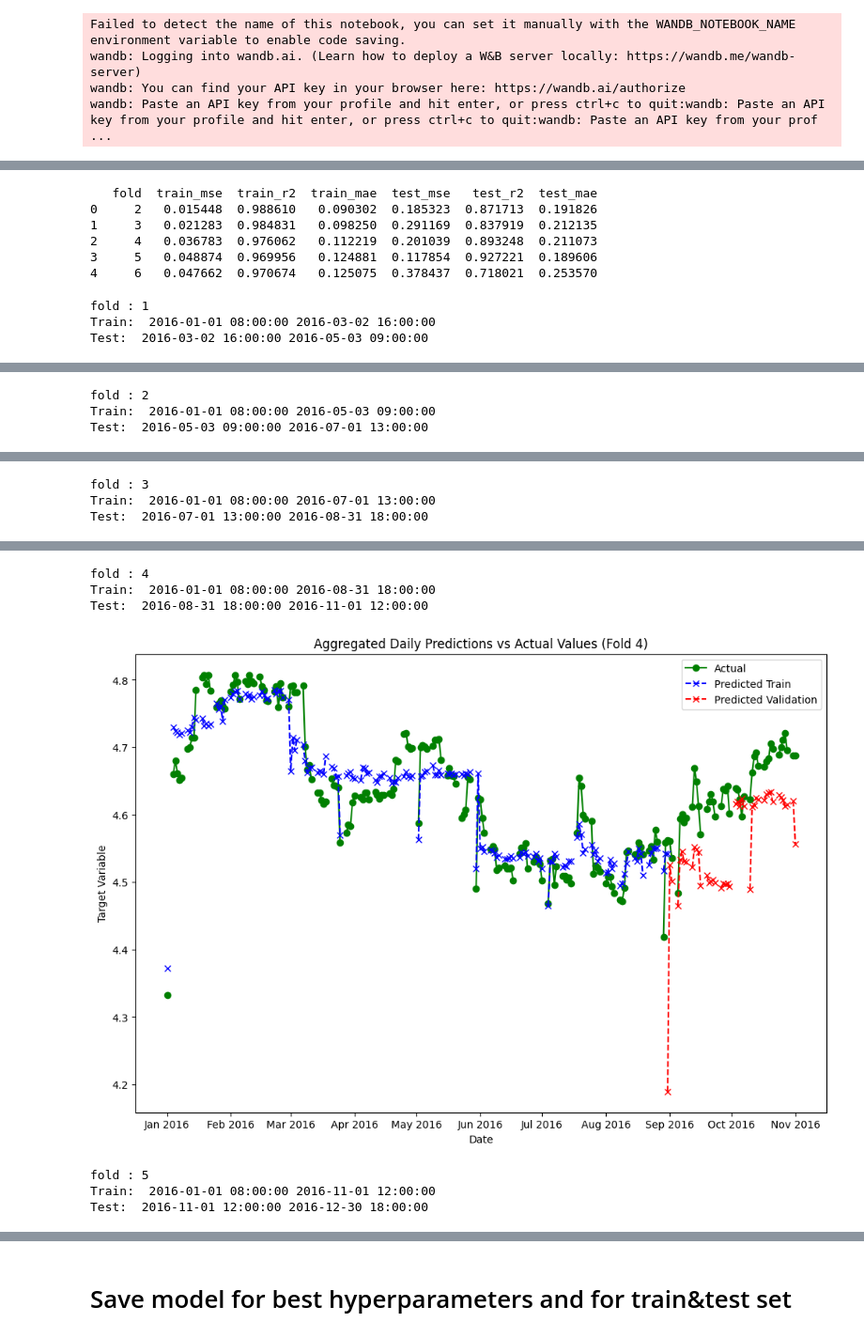
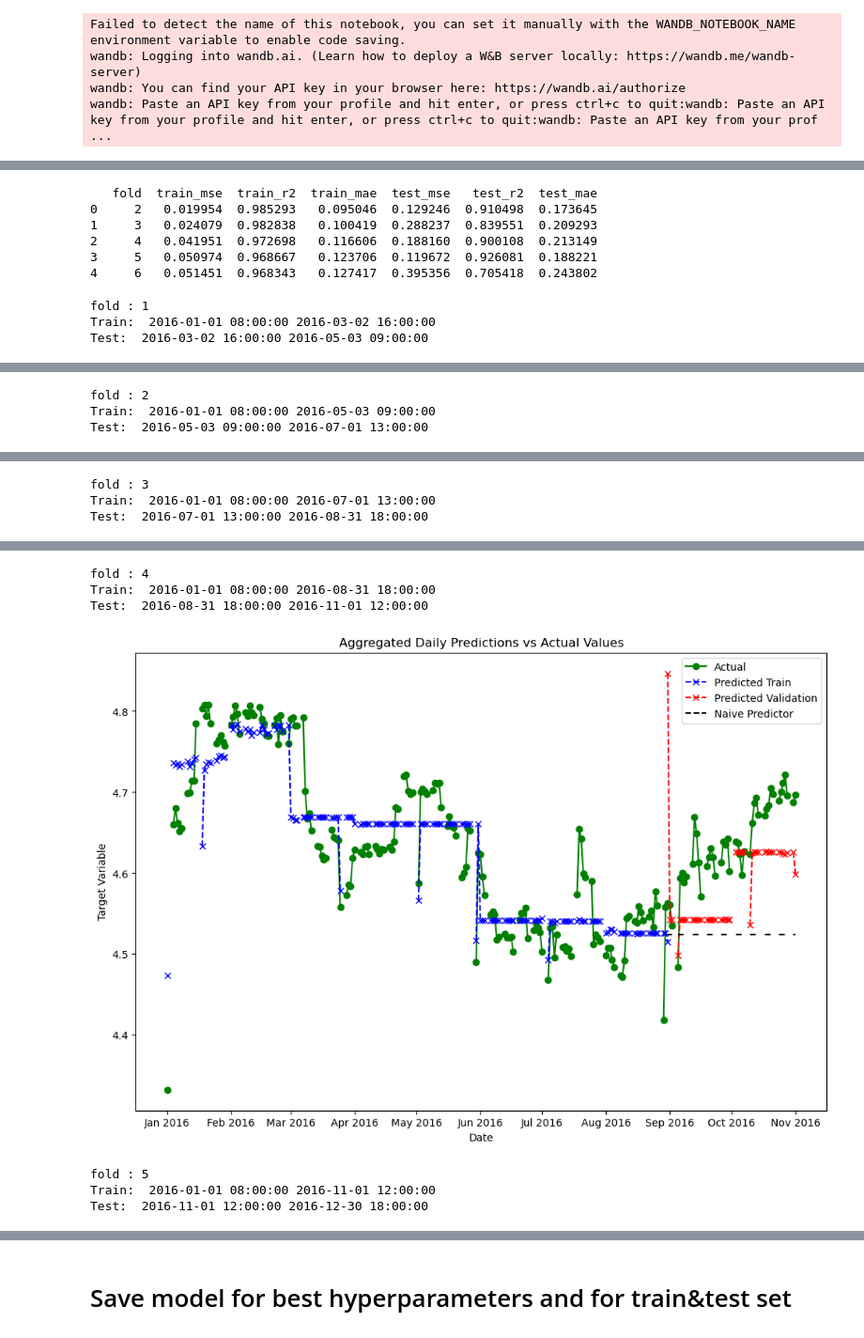
Before and after one commit to goksu-uzunturk/DI502_ElectricityPrediction, a Jupyter notebook: notebooks/TrainXGBModel_v2.ipynb, the cells around one changed output, grey strips where cells are left out. Shown at 94% size. Cells and saved outputs as stored; diff of their text form; code cells hidden in the pictures.

```diff
--- a/notebooks/TrainXGBModel_v2.ipynb
+++ b/notebooks/TrainXGBModel_v2.ipynb
@@ -63,7 +63,7 @@ df.head()
 # %% [markdown]
 # XGB Model
 # %%
-features = ['hour','air_temperature','month_sin','month_cos','log_square_feet', 'primary_use_encoded','is_holiday']
+features = ['hour','month_sin','month_cos','log_square_feet', 'primary_use_encoded','is_holiday']
 target = 'log_meter_reading'
 # %%
 df=df.sort_values(by='timestamp')
@@ -247,11 +247,11 @@ print(XGBresults_df)
 XGBresults_df.to_csv('XGB_results.csv', index=False)
 # %% [output]
    fold  train_mse  train_r2  train_mae  test_mse   test_r2  test_mae
-0     2   0.015448  0.988610   0.090302  0.185323  0.871713  0.191826
-1     3   0.021283  0.984831   0.098250  0.291169  0.837919  0.212135
-2     4   0.036783  0.976062   0.112219  0.201039  0.893248  0.211073
-3     5   0.048874  0.969956   0.124881  0.117854  0.927221  0.189606
-4     6   0.047662  0.970674   0.125075  0.378437  0.718021  0.253570
+0     2   0.019954  0.985293   0.095046  0.129246  0.910498  0.173645
+1     3   0.024079  0.982838   0.100419  0.288237  0.839551  0.209293
+2     4   0.041951  0.972698   0.116606  0.188160  0.900108  0.213149
+3     5   0.050974  0.968667   0.123706  0.119672  0.926081  0.188221
+4     6   0.051451  0.968343   0.127417  0.395356  0.705418  0.243802
 # %%
 i = 0  # Start fold index from 1
 
@@ -278,12 +278,16 @@ for train_index, test_index in tscv.split(df):
     y_pred_train = XGB.predict(X_train)
     y_pred_test = XGB.predict(X_test)
 
+
+    last_month_mean = df_train[df_train['timestamp'].dt.month == df_train['timestamp'].max().month][target].mean()
+
     # DataFrames to store aggregated values for the current fold
     aggregated_actual_df = pd.concat([pd.DataFrame({'timestamp': df_train['timestamp'], 'actual': y_train}),
                                       pd.DataFrame({'timestamp': df_test['timestamp'], 'actual': y_test})])
 
     aggregated_predicted_df = pd.concat([pd.DataFrame({'timestamp': df_train['timestamp'], 'predicted_train': y_pred_train}),
-                                         pd.DataFrame({'timestamp': df_test['timestamp'], 'predicted_test': y_pred_test})])
+                                         pd.DataFrame({'timestamp': df_test['timestamp'], 'predicted_test': y_pred_test}),
+                                         pd.DataFrame({'timestamp': df_test['timestamp'], 'naive_prediction_test': last_month_mean})])
 
     # Group by timestamp and resample on a daily basis
     aggregated_actual_df.set_index('timestamp', inplace=True)
@@ -292,16 +296,23 @@ for train_index, test_index in tscv.split(df):
     aggregated_actual_daily = aggregated_actual_df.resample('D').mean()
     aggregated_predicted_daily = aggregated_predicted_df.resample('D').mean()
 
+    last_month_mean_array = np.repeat(last_month_mean, len(df_test))
+
     # Plotting aggregated daily predictions for the current fold
     plt.figure(figsize=(12, 8))
     plt.plot(aggregated_actual_daily.index, aggregated_actual_daily['actual'], label='Actual', marker='o', color='green')
     plt.plot(aggregated_predicted_daily.index, aggregated_predicted_daily['predicted_train'], label='Predicted Train', marker='x', linestyle='--', color='blue')
+
     if (i==5):
         plt.plot(aggregated_predicted_daily.index, aggregated_predicted_daily['predicted_test'], label='Predicted Test', marker='x', linestyle='--', color='red')
-        plt.title(f'Aggregated Daily Predictions vs Actual Values (Test Set)')
+        plt.title(f'Aggregated Daily Predictions vs Actual Values')
     else:
         plt.plot(aggregated_predicted_daily.index, aggregated_predicted_daily['predicted_test'], label='Predicted Validation', marker='x', linestyle='--', color='red')
-        plt.title(f'Aggregated Daily Predictions vs Actual Values (Fold {i})')
+        plt.title(f'Aggregated Daily Predictions vs Actual Values')
+
+       # Plot naive predictor predictions for the mean of the last month of training data
+    plt.plot(aggregated_predicted_daily.index, aggregated_predicted_daily['naive_prediction_test'], color='black', linestyle='--', label='Naive Predictor')
+
     plt.xlabel('Date')
     plt.ylabel('Target Variable')
     plt.legend()
@@ -352,7 +363,7 @@ Test:  2016-07-01 13:00:00 2016-08-31 18:00:00
 fold : 4
 Train:  2016-01-01 08:00:00 2016-08-31 18:00:00
 Test:  2016-08-31 18:00:00 2016-11-01 12:00:00
-[figure, old version]
+[figure, new version]
 fold : 5
 Train:  2016-01-01 08:00:00 2016-11-01 12:00:00
 Test:  2016-11-01 12:00:00 2016-12-30 18:00:00
```
Also changed, not shown: parts of 6 cells of this notebook, 19 other files.
